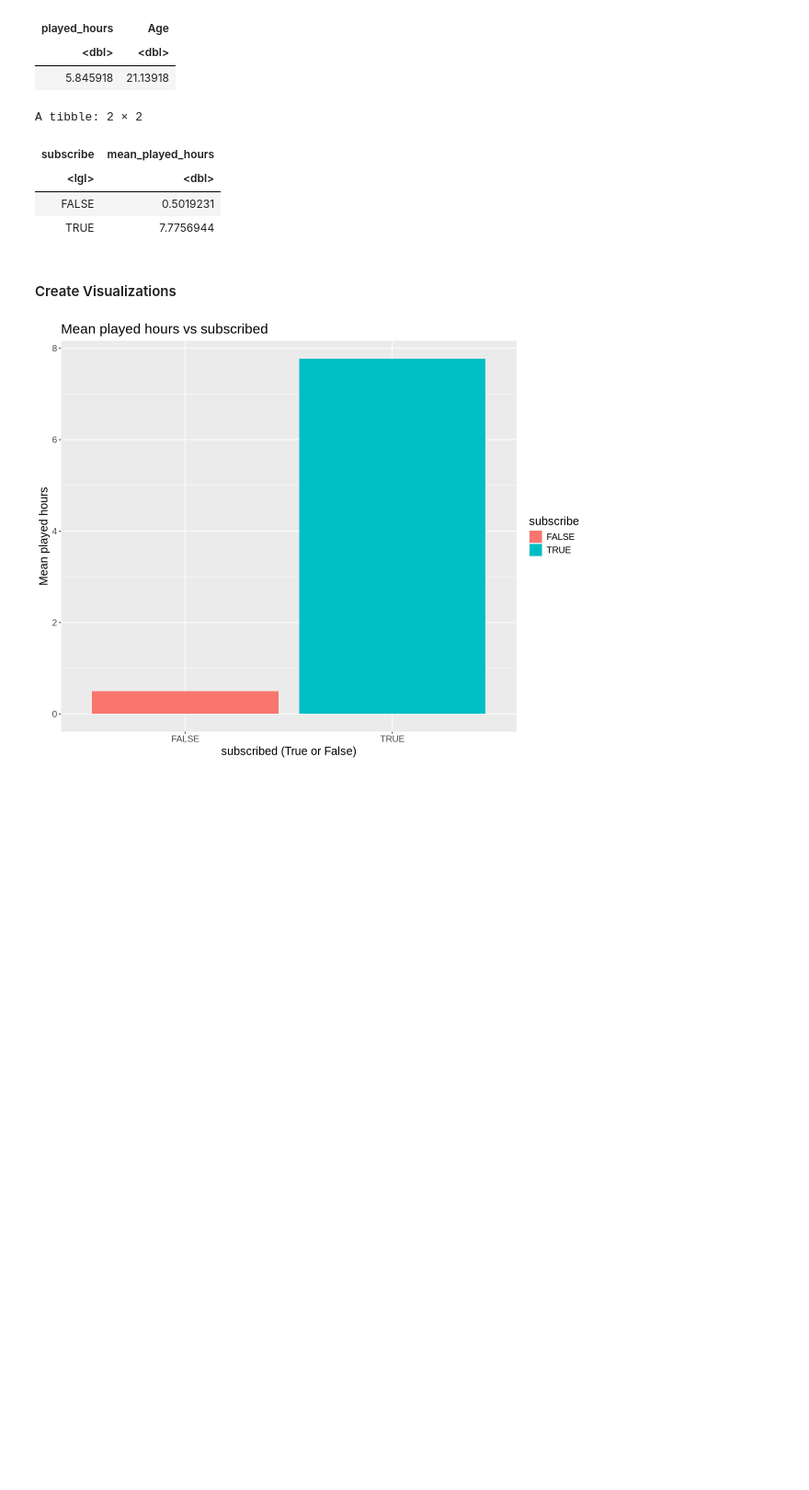
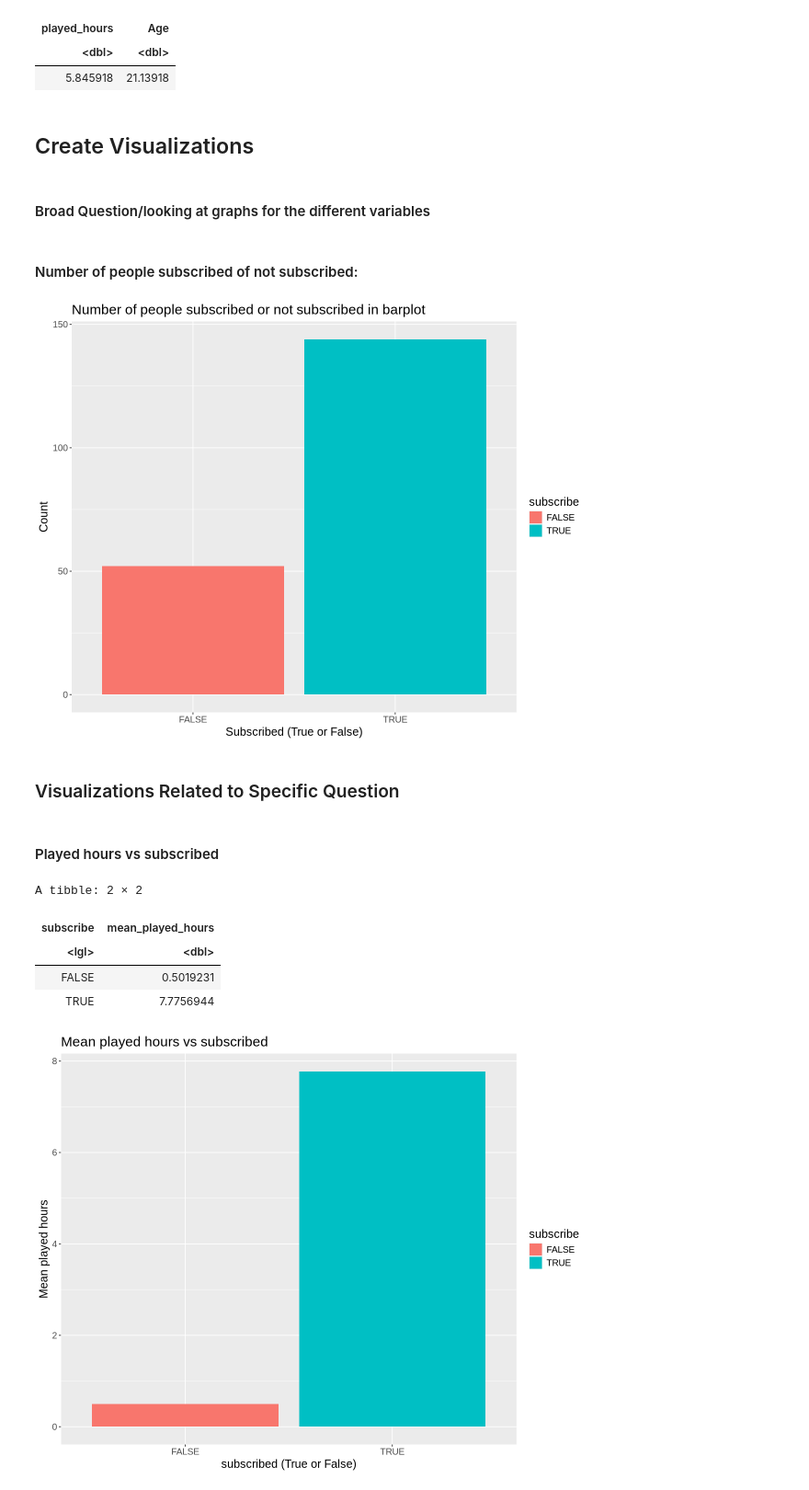
Before and after one commit to SimranHeir/DSCI-100-Project-Planning-Stage-Individual-Simran-Heir, a Jupyter notebook: Project Planning Individual Stage Notebook - Simran Heir.ipynb, the cells around one changed output. Shown at 92% size. Saved outputs shown, nothing was run; the diff lists cells and outputs as text; code cells hidden in the pictures; blank space fills up the shorter version.

Commit message:
Created some graphs, additional tables, and wrote where the data came from.
Created some graphs, additional tables, and wrote where the data came from.

```diff
--- a/Project Planning Individual Stage Notebook - Simran Heir.ipynb
+++ b/Project Planning Individual Stage Notebook - Simran Heir.ipynb
@@ -236,6 +286,33 @@ A tibble: 1 × 2
 | played_hours | Age |
 | <dbl> | <dbl> |
 | 5.845918 | 21.13918 |
+# %% [markdown]
+
+## Create Visualizations
+# %% [markdown]
+
+#### Broad Question/looking at graphs for the different variables
+# %% [markdown]
+
+#### Number of people subscribed of not subscribed:
+# %%
+subscribe_graph <- player_data_wrangled |>
+    ggplot (aes (x= subscribe, fill = subscribe)) +
+    geom_bar () +
+    xlab ("Subscribed (True or False)") +
+    ylab ("Count") +
+    ggtitle ("Number of people subscribed or not subscribed in barplot") +
+    theme (text = element_text (size = 15))
+    options (repr.plot.width = 10, repr.plot.height = 8)
+subscribe_graph
+# %% [output]
+[figure, added]
+# %% [markdown]
+
+### Visualizations Related to Specific Question
+# %% [markdown]
+
+#### Played hours vs subscribed
 # %%
 # wrangle data for played_hours and subscribe
 
@@ -250,9 +327,6 @@ A tibble: 2 × 2
 | <lgl> | <dbl> |
 | FALSE | 0.5019231 |
 | TRUE | 7.7756944 |
-# %% [markdown]
-
-#### Create Visualizations
 # %%
 graph_played_hours <- played_hours_wrangled |>
     ggplot (aes (x = subscribe, y = mean_played_hours, fill = subscribe)) +
```
Also changed, not shown: parts of 15 cells of this notebook.
